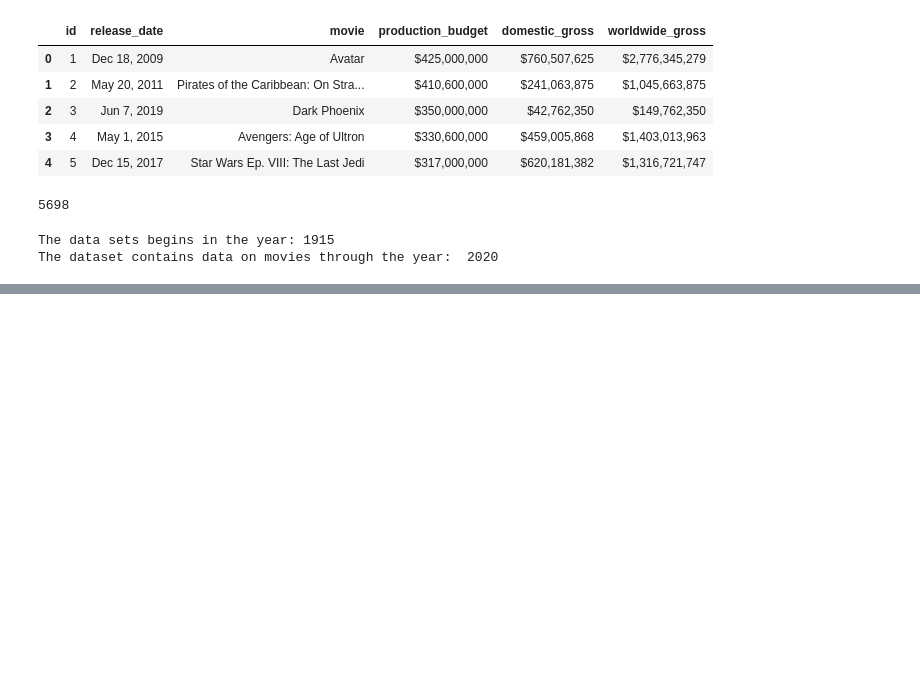
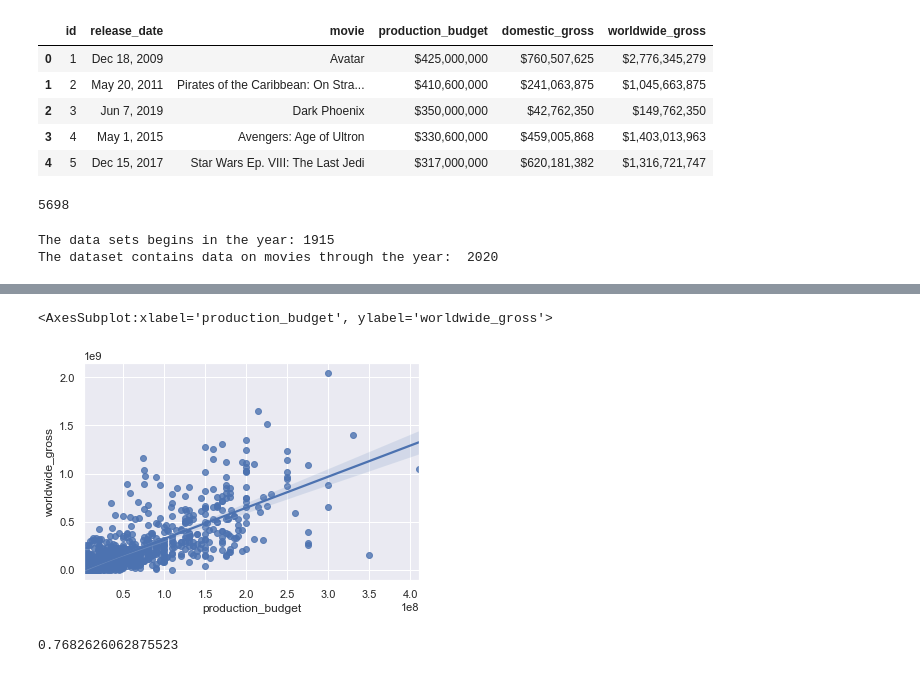
Before and after one commit to robertharrow/microsoft-movie-studio-analysis, a Jupyter notebook: microsoft_movie_studio_analysis.ipynb, the cells around one changed output, grey strips where cells are left out. Drawn from its saved outputs; the diff is of its cells as text; code cells hidden in the pictures; blank space fills up the shorter version.

```diff
--- a/microsoft_movie_studio_analysis.ipynb
+++ b/microsoft_movie_studio_analysis.ipynb
@@ -428,2 +659,0 @@ combined_data.head()
-# %%
-combined_data = combined_data[combined_data['director_x'] != combined_data['director_y']]
@@ -436,5 +659,0 @@ combined_data = combined_data[combined_data['director_x'] != combined_data['dire
-# %%
-combined_data['type'] = combined_data['production_budget'].apply(lambda x:
-                                                                 'Indie' if x <= 2000000 else 'Non-indie')
-
-final_data = combined_data[combined_data['type'] == 'Non-indie']
@@ -607,0 +675,11 @@ Lorem ipsum dolor sit amet, consectetur adipiscing elit.
+# %%
+import seaborn as sns; sns.set_theme(color_codes=True)
+
+sns.regplot(x=combined_data["production_budget"], y=combined_data["worldwide_gross"],label="Testing")
+# %% [output]
+<AxesSubplot:xlabel='production_budget', ylabel='worldwide_gross'>
+[figure, added]
+# %%
+combined_data["production_budget"].corr(combined_data["worldwide_gross"])
+# %% [output]
+0.7682626062875523
```
Also changed, not shown: parts of 135 cells of this notebook.
